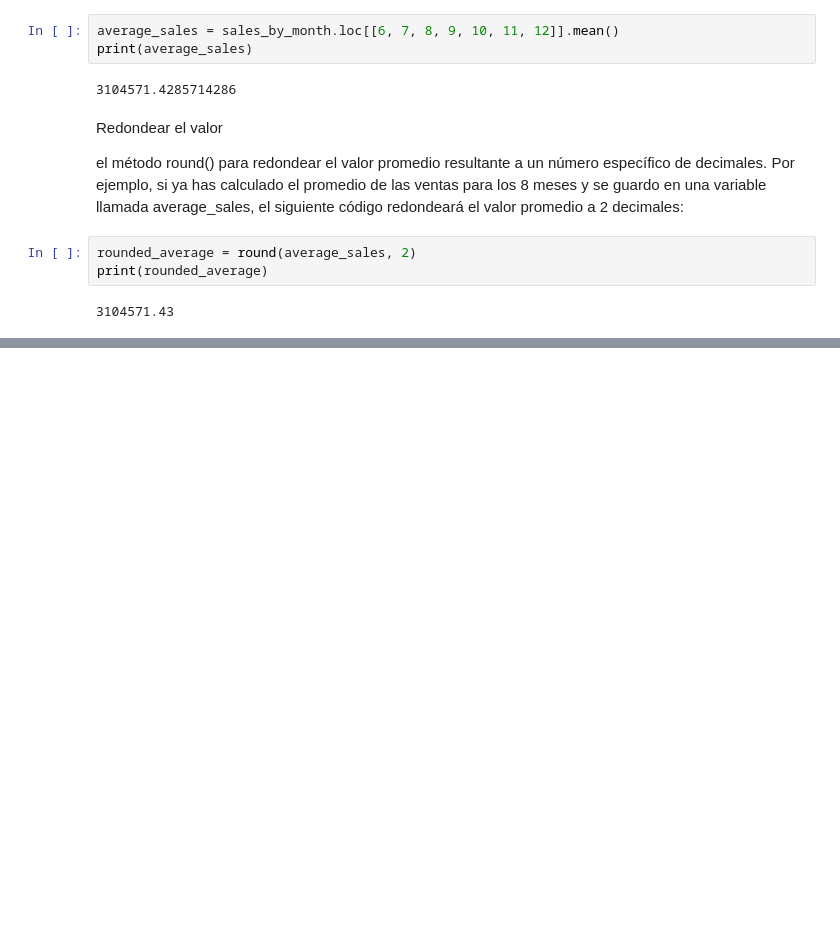
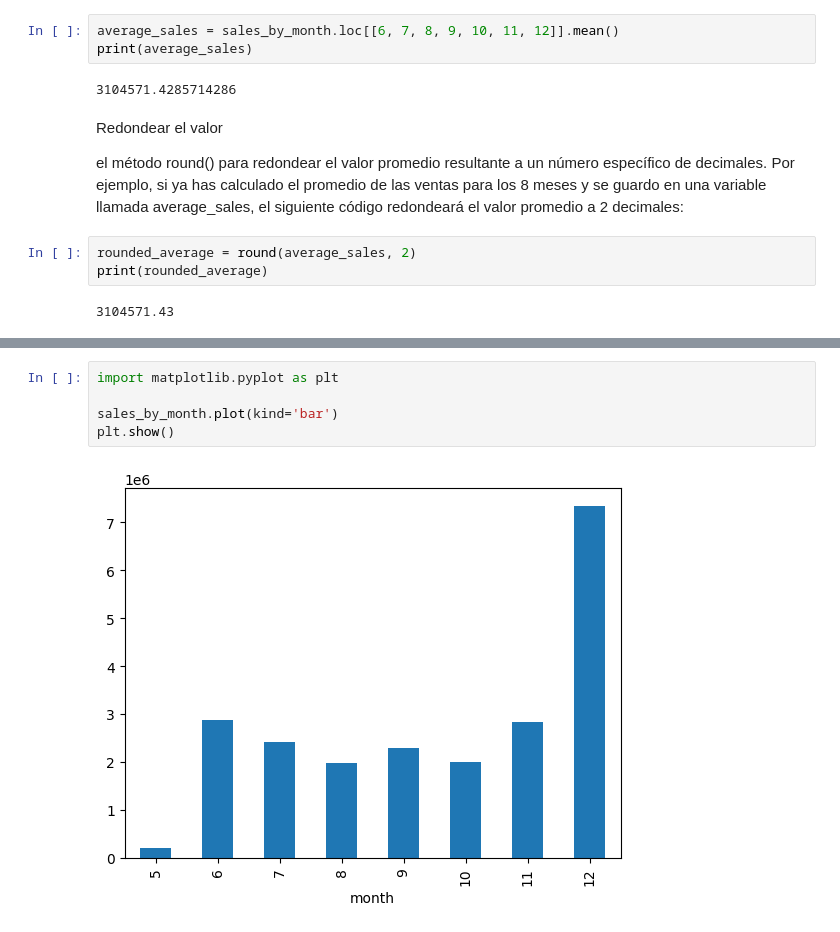
Before and after one commit to dicana27/Proyecto-Tienda-de-Ropa, a Jupyter notebook: main.ipynb, the cells around one changed output, grey strips where cells are left out. Drawn from its saved outputs; the diff is of its cells as text; blank space fills up the shorter version.

```diff
--- a/main.ipynb
+++ b/main.ipynb
@@ -161,0 +196,7 @@ print(rounded_average)
+# %%
+import matplotlib.pyplot as plt
+
+sales_by_month.plot(kind='bar')
+plt.show()
+# %% [output]
+[figure, added]
```
Also changed, not shown: parts of 14 cells of this notebook.
